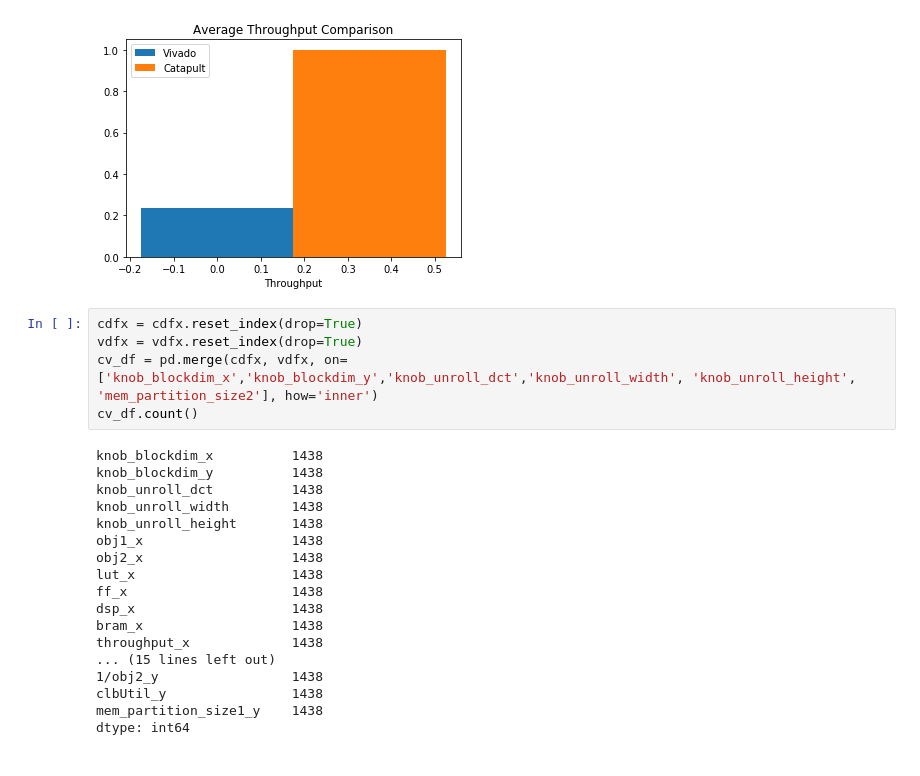
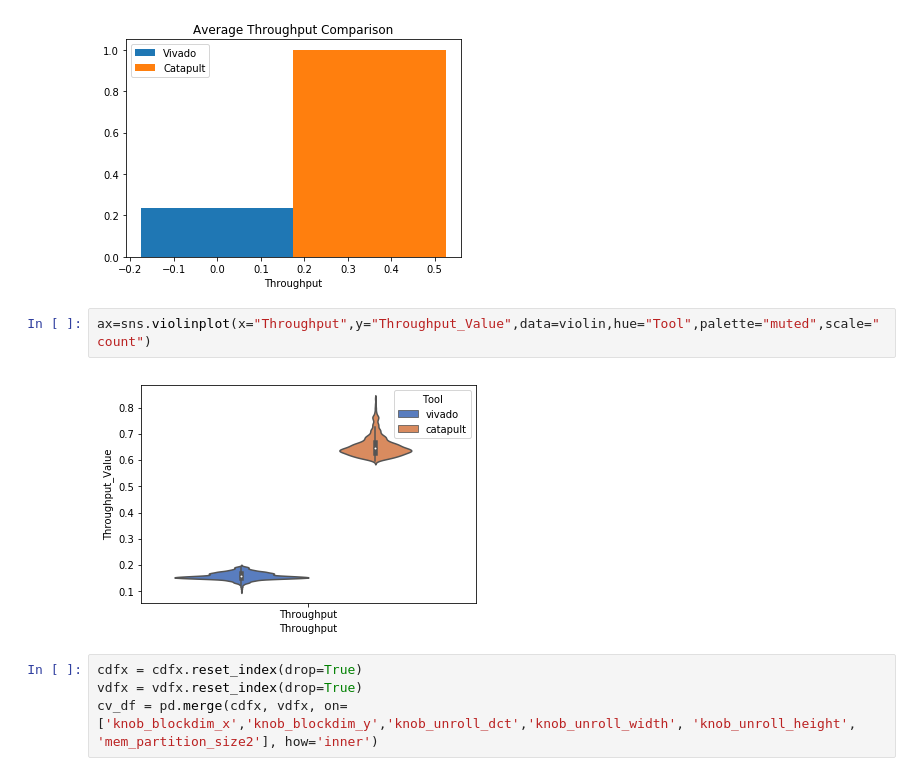
Before and after one commit to KastnerRG/Spector-HLS, a Jupyter notebook: dct/results/postproc/dct_postproc.ipynb, the cells around one changed output. Cells and saved outputs as stored; diff of their text form.

```diff
--- a/dct/results/postproc/dct_postproc.ipynb
+++ b/dct/results/postproc/dct_postproc.ipynb
@@ -85,29 +99,14 @@ ax.autoscale_view()
 plt.show()
 # %% [output]
 [figure]
+# %%
+ax=sns.violinplot(x="Throughput",y="Throughput_Value",data=violin,hue="Tool",palette="muted",scale="count")
+# %% [output]
+[figure, added]
 # %%
 cdfx = cdfx.reset_index(drop=True)
 vdfx = vdfx.reset_index(drop=True)
 cv_df = pd.merge(cdfx, vdfx, on=['knob_blockdim_x','knob_blockdim_y','knob_unroll_dct','knob_unroll_width', 'knob_unroll_height', 'mem_partition_size2'], how='inner')
-cv_df.count()
-# %% [output]
-knob_blockdim_x          1438
-knob_blockdim_y          1438
-knob_unroll_dct          1438
-knob_unroll_width        1438
-knob_unroll_height       1438
-obj1_x                   1438
-obj2_x                   1438
-lut_x                    1438
-ff_x                     1438
-dsp_x                    1438
-bram_x                   1438
-throughput_x             1438
-... (15 lines left out)
-1/obj2_y                 1438
-clbUtil_y                1438
-mem_partition_size1_y    1438
-dtype: int64
 # %%
 df_sample = cv_df.sample(10)
 plt.scatter(y=df_sample['1/obj2_x'], x=df_sample.throughput_x, c='g')
```
Also changed, not shown: parts of 6 cells of this notebook, 3 other files.
